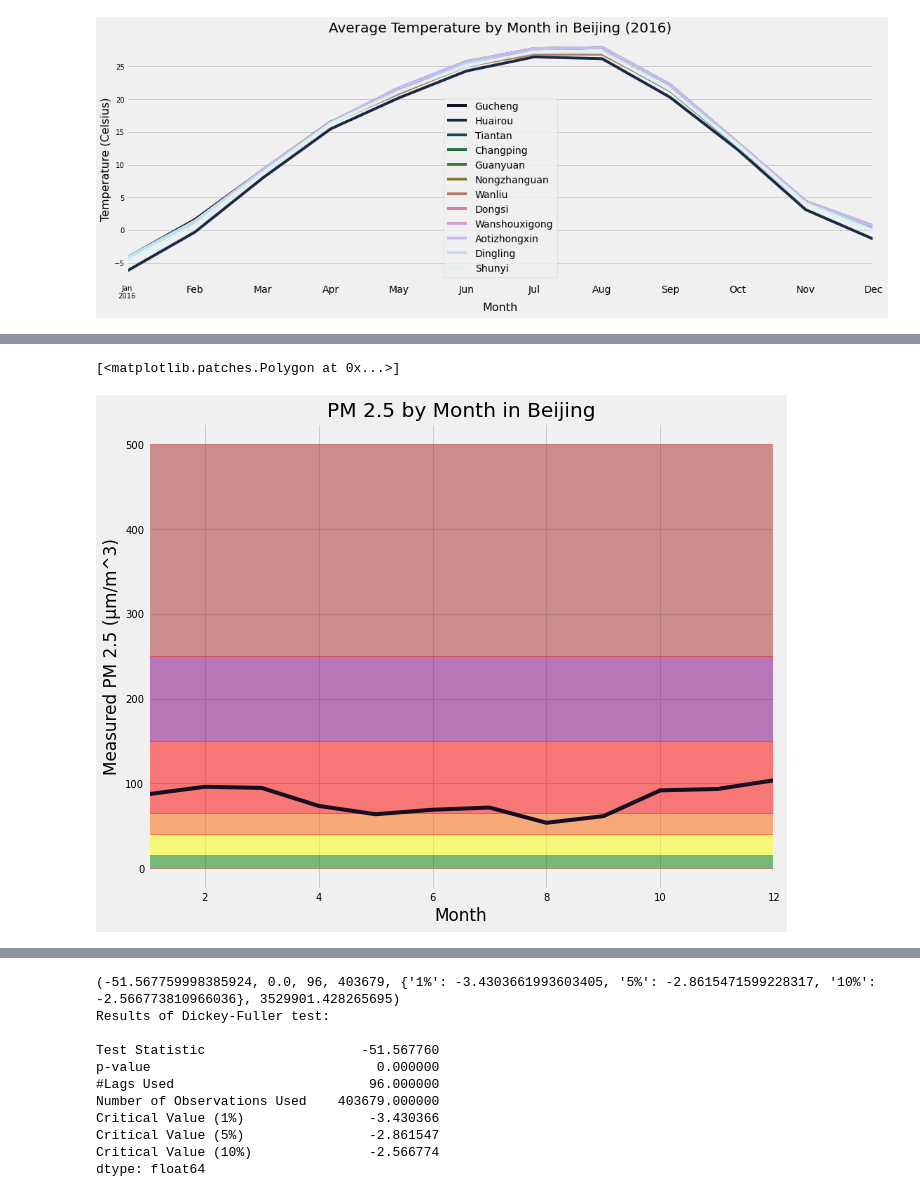
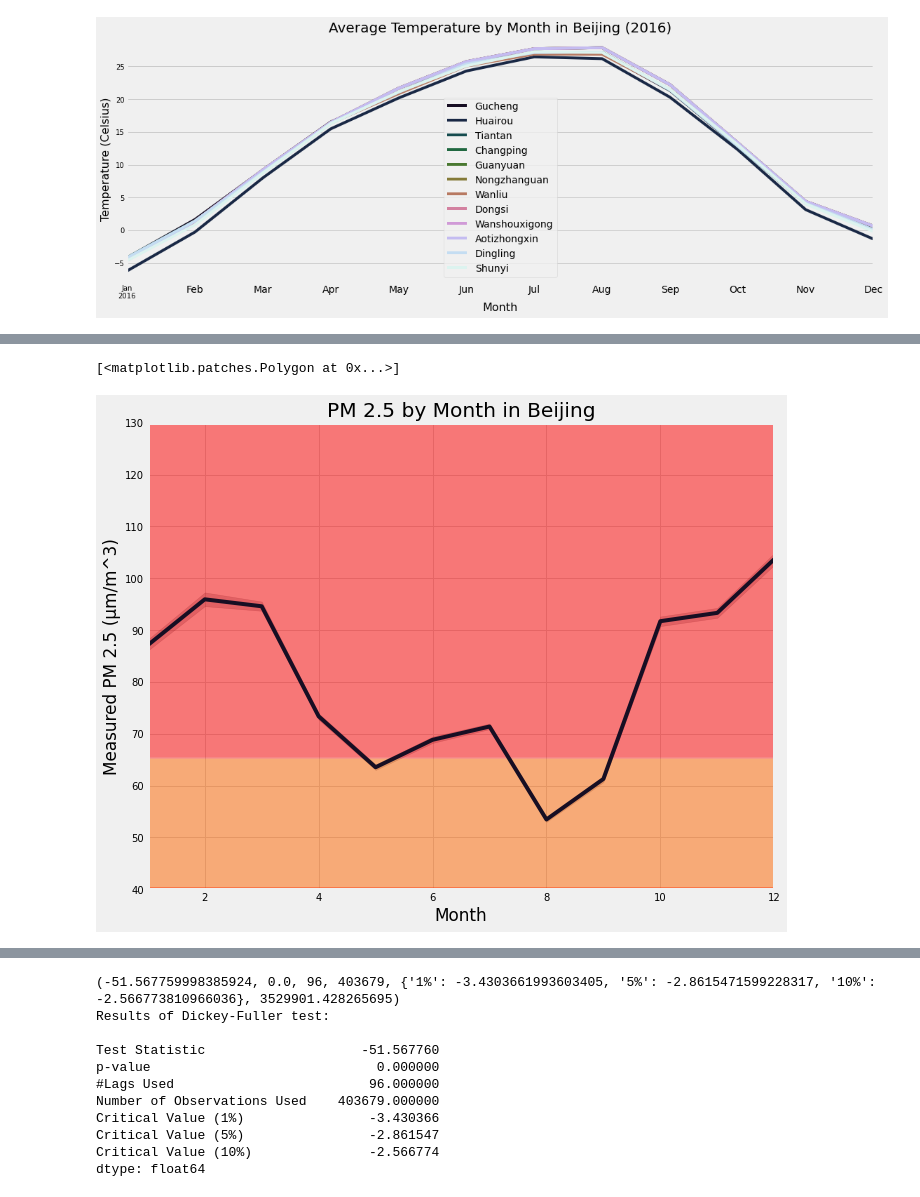
Before and after one commit to dolcikey/TimeSeriesForecasting_BeijingAirQuality, a Jupyter notebook: 02EDA.ipynb, the cells around one changed output, grey strips where cells are left out. Drawn from its saved outputs; the diff is of its cells as text; code cells hidden in the pictures.

```diff
--- a/02EDA.ipynb
+++ b/02EDA.ipynb
@@ -10,6 +10,8 @@ import numpy as np
 import matplotlib.pyplot as plt
 import seaborn as sns
 from statsmodels.graphics.tsaplots import plot_acf, plot_pacf
+from statsmodels.tsa.seasonal import seasonal_decompose
+from statsmodels.tsa.stattools import adfuller
 from pylab import fill
 %matplotlib inline
 # Styling Guide
@@ -17,11 +19,10 @@ plt.style.use('fivethirtyeight')
 sns.set_palette(sns.color_palette("cubehelix", n_colors=12))
 
 df = pd.read_pickle('PKL/full.pkl')
-df = df.loc[:'2016-12-31 23:00:00']
+#df = df.groupby('station').resample('D').mean()
 df['Month'] = df.index.month
 df['Year'] = df.index.year
 df['Day'] = df.index.day
-df['Hour'] = df.index.hour
 # %% [markdown]
 ### Numerical Analysis
 
@@ -57,4 +74,6 @@ np.log(df['PM2.5']).plot.hist()
 [figure]
+# %%
+df['log_PM2.5'] = np.log(df['PM2.5'])
 # %%
 fig, ax = plt.subplots(figsize = (17,6))
 for x in df.station.unique():
@@ -203,21 +235,21 @@ for f in features:
 # %%
 fig, ax = plt.subplots(figsize=(10, 8))
 sns.lineplot(x = 'Month', y = 'PM2.5', data = df);
 ax.set(xlabel='Month',
        ylabel='Measured PM 2.5 (μm/m^3)',
        title='PM 2.5 by Month in Beijing',
-       xlim=[1, 12])
+       xlim=[1, 12],ylim=[40,130])
 plt.xticks(size = 10)
 plt.yticks(size = 10)
 fill([0,12,12,0], [0,0,15.4,15.4], 'green', alpha=0.5, edgecolor='r')
 fill([0,12,12,0], [15.5,15.5,40.4,40.4], 'yellow', alpha=0.5, edgecolor='r')
 fill([0,12,12,0], [40.5,40.5,65.4,65.4], '#ff6500', alpha=0.5, edgecolor='r')
 fill([0,12,12,0], [65.5,65.5,150.4,150.4], 'red', alpha=0.5, edgecolor='r')
 fill([0,12,12,0], [150.5,150.5,250.4,250.4], 'purple', alpha=0.5, edgecolor='r')
 fill([0,12,12,0], [250.5,250.5,500.4,500.4], 'brown', alpha=0.5, edgecolor='r')
 # %% [output]
 [<matplotlib.patches.Polygon at 0x...>]
-[figure, old version]
+[figure, new version]
 # %%
 df_ = df['PM2.5'].resample('MS').mean()
 #open_monthly_series = df.open
```
Also changed, not shown: parts of 19 cells of this notebook, 1 other file.
